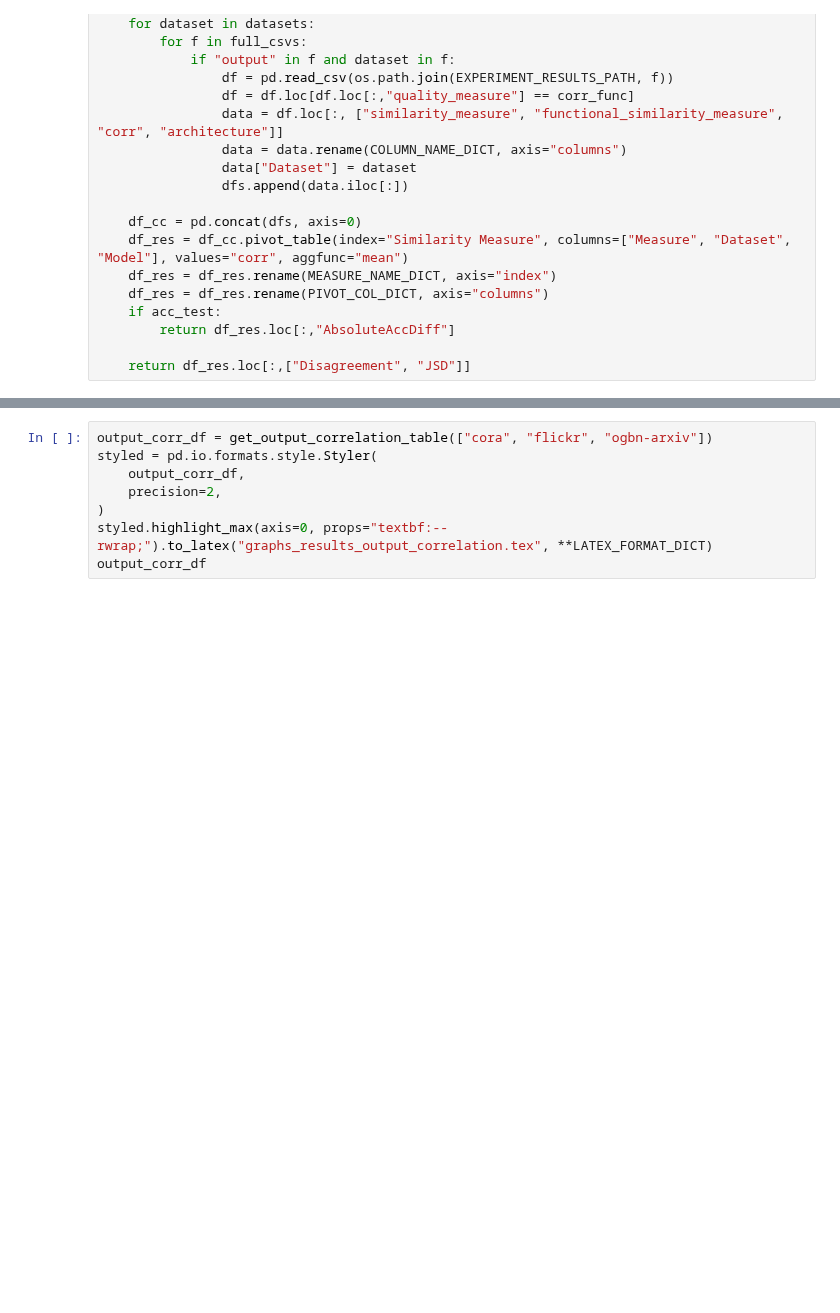
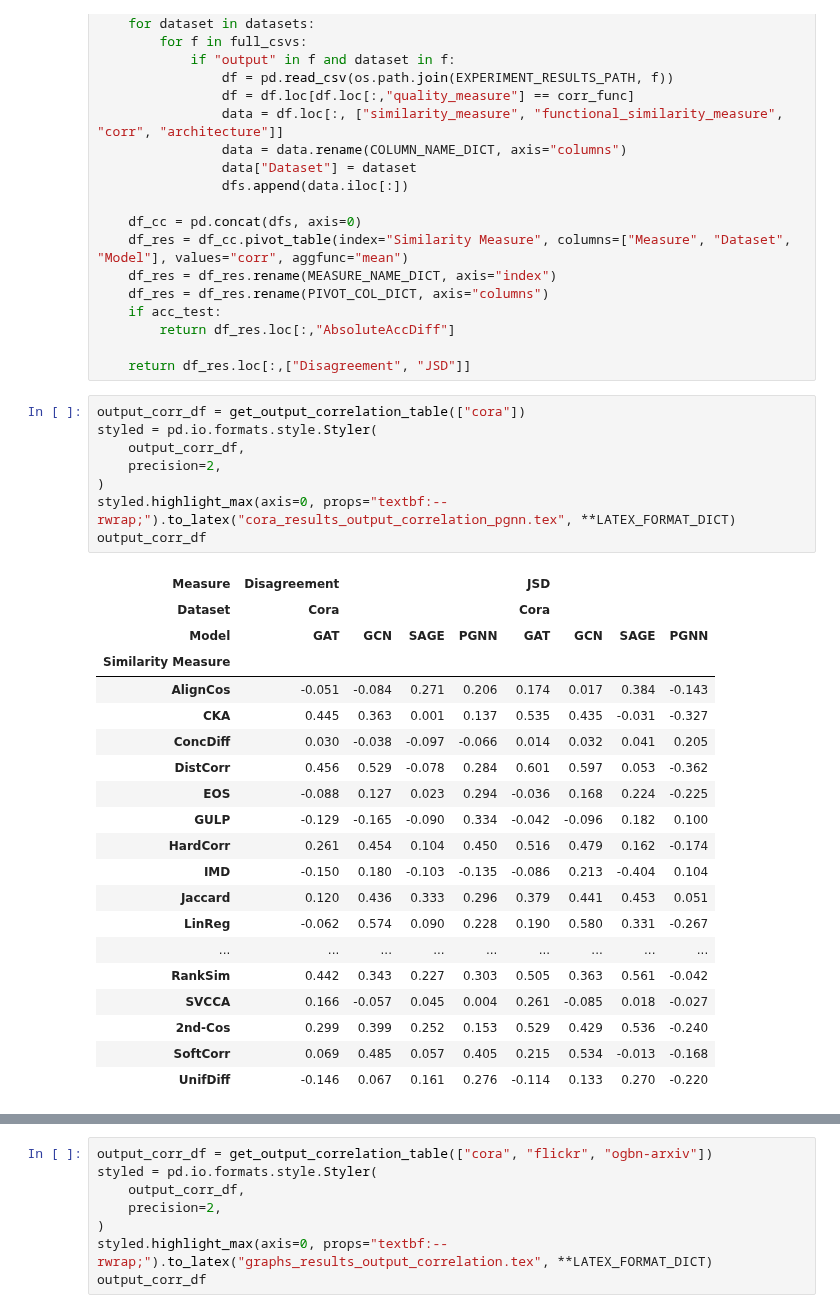
Before and after one commit to TaWald/similaritybench, a Jupyter notebook: graphs/notebooks/tables.ipynb, the cells around one changed output, grey strips where cells are left out. Cells and saved outputs as stored; diff of their text form; blank space fills up the shorter version.

```diff
--- a/graphs/notebooks/tables.ipynb
+++ b/graphs/notebooks/tables.ipynb
@@ -274,3 +305,32 @@ def get_output_correlation_table(datasets, corr_func="spearmanr", acc_test = Fal
         return df_res.loc[:,"AbsoluteAccDiff"]
 
     return df_res.loc[:,["Disagreement", "JSD"]]
+# %%
+output_corr_df = get_output_correlation_table(["cora"])
+styled = pd.io.formats.style.Styler(
+    output_corr_df,
+    precision=2,
+)
+styled.highlight_max(axis=0, props="textbf:--rwrap;").to_latex("cora_results_output_correlation_pgnn.tex", **LATEX_FORMAT_DICT)
+output_corr_df
+# %% [output]
+| Measure | Disagreement |  |  |  | JSD |  |  |  |
+| Dataset | Cora |  |  |  | Cora |  |  |  |
+| Model | GAT | GCN | SAGE | PGNN | GAT | GCN | SAGE | PGNN |
+| Similarity Measure |  |  |  |  |  |  |  |  |
+| AlignCos | -0.051 | -0.084 | 0.271 | 0.206 | 0.174 | 0.017 | 0.384 | -0.143 |
+| CKA | 0.445 | 0.363 | 0.001 | 0.137 | 0.535 | 0.435 | -0.031 | -0.327 |
+| ConcDiff | 0.030 | -0.038 | -0.097 | -0.066 | 0.014 | 0.032 | 0.041 | 0.205 |
+| DistCorr | 0.456 | 0.529 | -0.078 | 0.284 | 0.601 | 0.597 | 0.053 | -0.362 |
+| EOS | -0.088 | 0.127 | 0.023 | 0.294 | -0.036 | 0.168 | 0.224 | -0.225 |
+| GULP | -0.129 | -0.165 | -0.090 | 0.334 | -0.042 | -0.096 | 0.182 | 0.100 |
+| HardCorr | 0.261 | 0.454 | 0.104 | 0.450 | 0.516 | 0.479 | 0.162 | -0.174 |
+| IMD | -0.150 | 0.180 | -0.103 | -0.135 | -0.086 | 0.213 | -0.404 | 0.104 |
+| Jaccard | 0.120 | 0.436 | 0.333 | 0.296 | 0.379 | 0.441 | 0.453 | 0.051 |
+| LinReg | -0.062 | 0.574 | 0.090 | 0.228 | 0.190 | 0.580 | 0.331 | -0.267 |
+| ... | ... | ... | ... | ... | ... | ... | ... | ... |
+| RankSim | 0.442 | 0.343 | 0.227 | 0.303 | 0.505 | 0.363 | 0.561 | -0.042 |
+| SVCCA | 0.166 | -0.057 | 0.045 | 0.004 | 0.261 | -0.085 | 0.018 | -0.027 |
+| 2nd-Cos | 0.299 | 0.399 | 0.252 | 0.153 | 0.529 | 0.429 | 0.536 | -0.240 |
+| SoftCorr | 0.069 | 0.485 | 0.057 | 0.405 | 0.215 | 0.534 | -0.013 | -0.168 |
+| UnifDiff | -0.146 | 0.067 | 0.161 | 0.276 | -0.114 | 0.133 | 0.270 | -0.220 |
```
Also changed, not shown: parts of 5 cells of this notebook.
